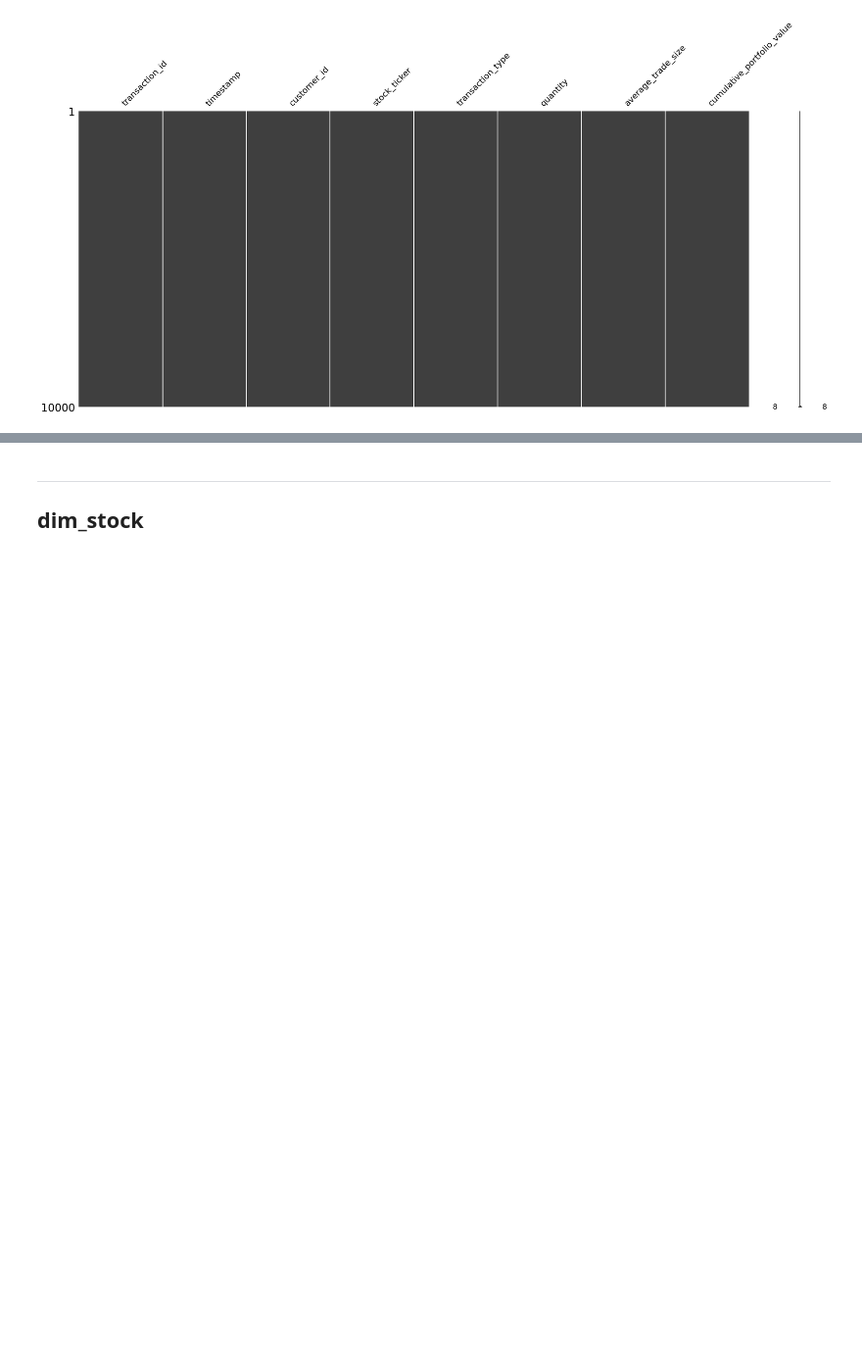
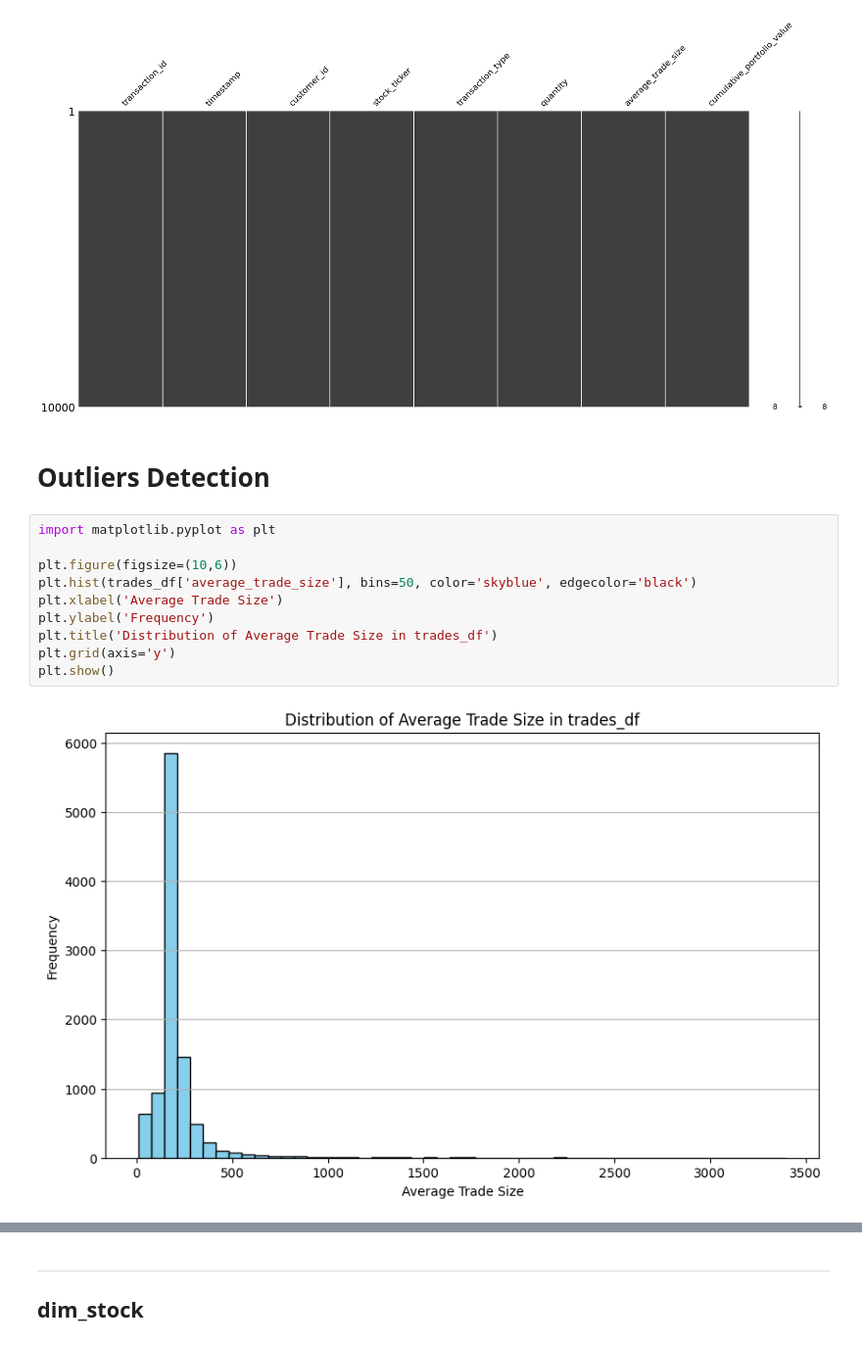
Before and after one commit to Talaat-jr/Real-Time_Stock_Portfolio_Analytics, a Jupyter notebook: notebook/data_preprocessing.ipynb, the cells around one changed output, grey strips where cells are left out. Shown at 98% size. Saved outputs shown, nothing was run; the diff lists cells and outputs as text; blank space fills up the shorter version.

```diff
--- a/notebook/data_preprocessing.ipynb
+++ b/notebook/data_preprocessing.ipynb
@@ -465,4 +687,18 @@ average_trade_size            0
 cumulative_portfolio_value    0
 dtype: int64
 [figure]
+# %% [markdown]
+# Outliers Detection
+# %%
+import matplotlib.pyplot as plt
+
+plt.figure(figsize=(10,6))
+plt.hist(trades_df['average_trade_size'], bins=50, color='skyblue', edgecolor='black')
+plt.xlabel('Average Trade Size')
+plt.ylabel('Frequency')
+plt.title('Distribution of Average Trade Size in trades_df')
+plt.grid(axis='y')
+plt.show()
+# %% [output]
+[figure, added]
 # %%
```
Also changed, not shown: parts of 48 cells of this notebook, 3 other files.
